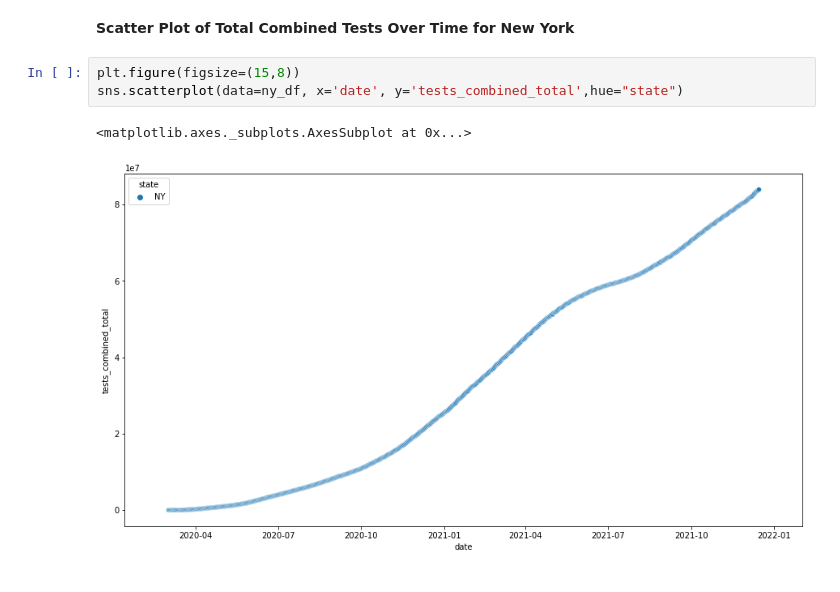
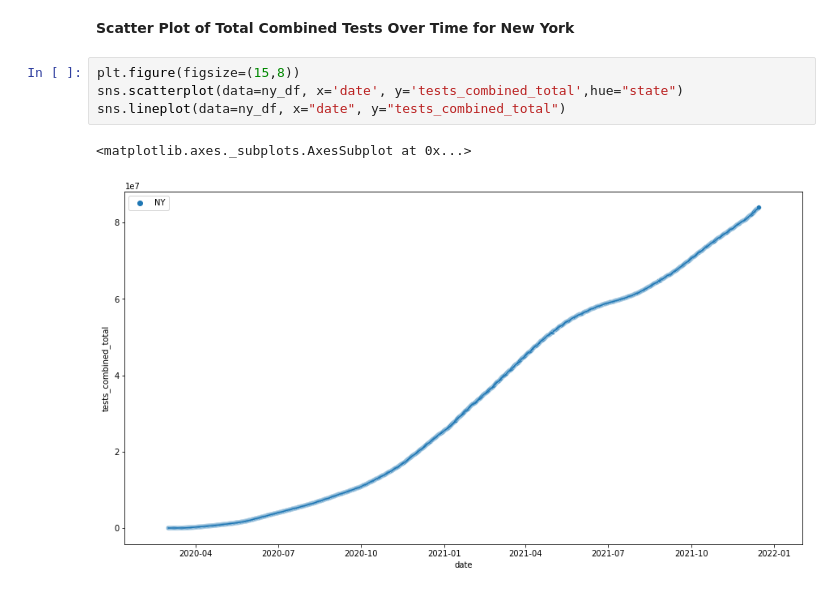
Before and after one commit to marissamckee/my-data-scientist-portfolio, a Jupyter notebook: SMU_DataArts/SMU DataArts Assessment.ipynb, the cells around one changed output. Drawn from its saved outputs; the diff is of its cells as text.

```diff
--- a/SMU_DataArts/SMU DataArts Assessment.ipynb
+++ b/SMU_DataArts/SMU DataArts Assessment.ipynb
@@ -348,9 +375,10 @@ plt.show()
 # %%
 plt.figure(figsize=(15,8))
 sns.scatterplot(data=ny_df, x='date', y='tests_combined_total',hue="state")
+sns.lineplot(data=ny_df, x="date", y="tests_combined_total")
 # %% [output]
 <matplotlib.axes._subplots.AxesSubplot at 0x...>
-[figure, old version]
+[figure, new version]
 # %% [markdown]
 ## 6. Analysis Summary
 Write a short description of the data and analysis based on what you’ve done above. Describe your process/choices briefly, and specifically note any steps in your process that are not expressed in your code. Essentially, if you were to create a short wiki page/GitHub repository about this data/analysis/process, what would it say?
```
Also changed, not shown: parts of 6 cells of this notebook.
